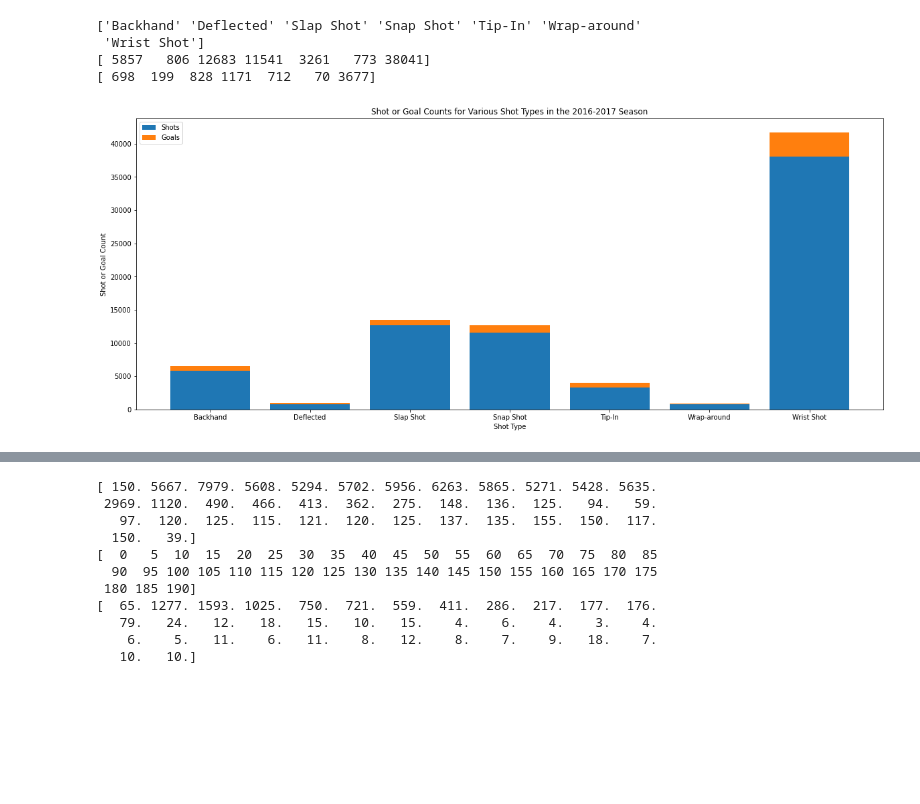
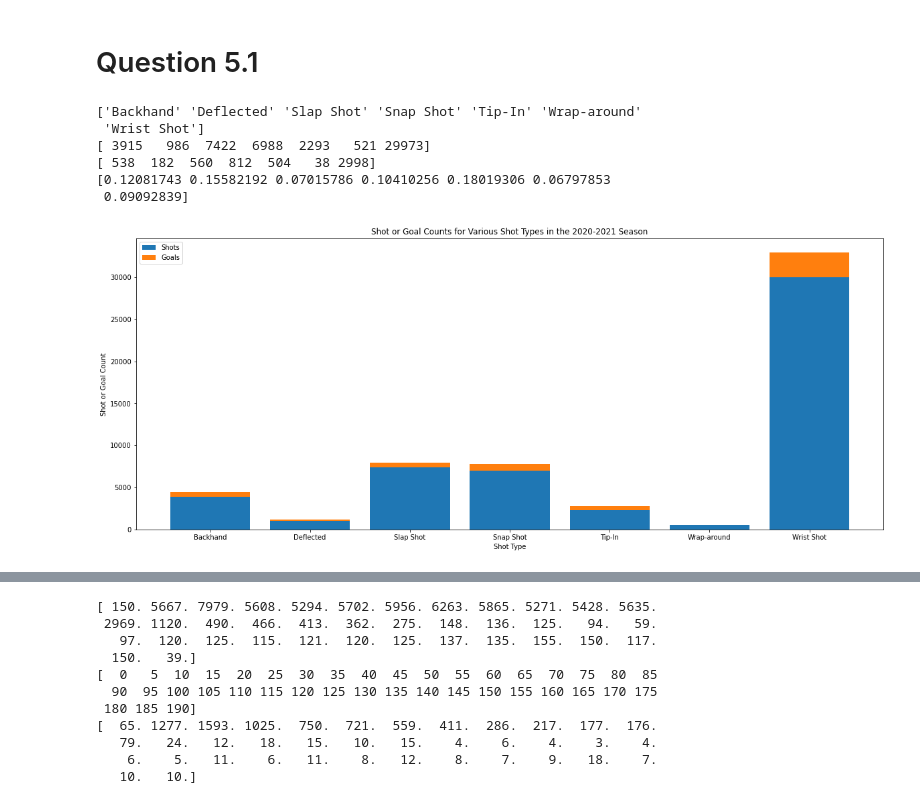
Before and after one commit to IreneZhou0129/IFT6758_m1, a Jupyter notebook: ift6758/data/q5.ipynb, the cells around one changed output, grey strips where cells are left out. Drawn from its saved outputs; the diff is of its cells as text; code cells hidden in the pictures; blank space fills up the shorter version.

```diff
--- a/ift6758/data/q5.ipynb
+++ b/ift6758/data/q5.ipynb
@@ -5,6 +5,8 @@ import csv
 import numpy as np
 import math
 import json
+# %% [markdown]
+# Question 5.1
 # %%
 def q5_1(year):
 
@@ -70,14 +66,16 @@ def q5_1(year):
     plt.title(f"Shot or Goal Counts for Various Shot Types in the {int(year)}-{int(year)+1} Season")
     plt.show()
 # %%
-q5_1('2016')
+# q5_1('2016')
 # q5_1('2017')
 # q5_1('2018')
 # q5_1('2019')
-# q5_1('2020')
+q5_1('2020')
 # %% [output]
 ['Backhand' 'Deflected' 'Slap Shot' 'Snap Shot' 'Tip-In' 'Wrap-around'
  'Wrist Shot']
-[ 5857   806 12683 11541  3261   773 38041]
-[ 698  199  828 1171  712   70 3677]
+[ 3915   986  7422  6988  2293   521 29973]
+[ 538  182  560  812  504   38 2998]
+[0.12081743 0.15582192 0.07015786 0.10410256 0.18019306 0.06797853
+ 0.09092839]
-[figure, old version]
+[figure, new version]
```
Also changed, not shown: parts of 9 cells of this notebook.
